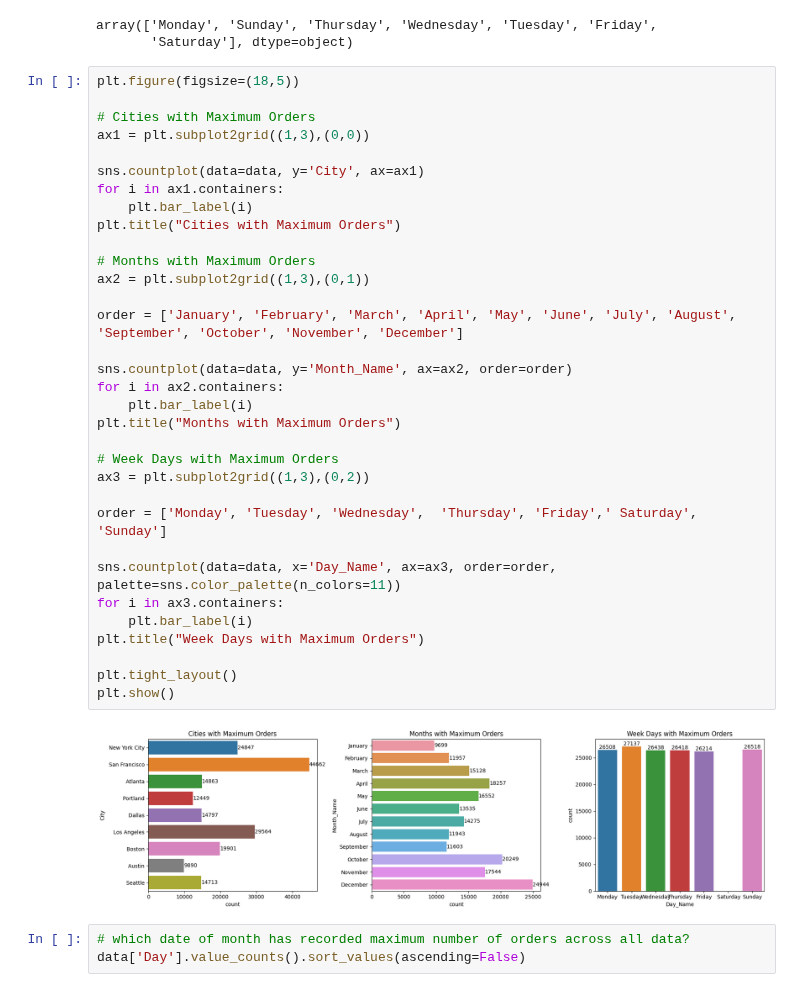
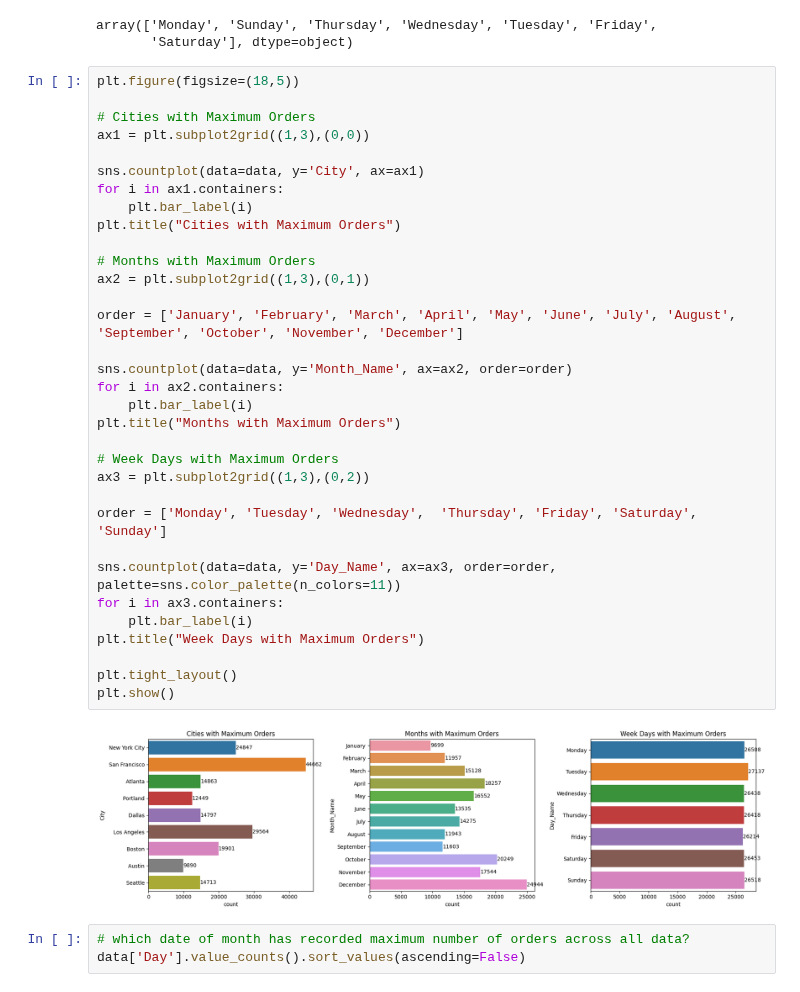
Before and after one commit to Akshay-Paunikar/Statistics_for_Data_Science, a Jupyter notebook: Complete_Statistics_Implementation_for_Data_Science.ipynb, the cells around one changed output. Cells and saved outputs as stored; diff of their text form.

```diff
--- a/Complete_Statistics_Implementation_for_Data_Science.ipynb
+++ b/Complete_Statistics_Implementation_for_Data_Science.ipynb
@@ -291,36 +291,36 @@ plt.figure(figsize=(18,5))
 
 # Cities with Maximum Orders
 ax1 = plt.subplot2grid((1,3),(0,0))
 
 sns.countplot(data=data, y='City', ax=ax1)
 for i in ax1.containers:
     plt.bar_label(i)
 plt.title("Cities with Maximum Orders")
 
 # Months with Maximum Orders
 ax2 = plt.subplot2grid((1,3),(0,1))
 
 order = ['January', 'February', 'March', 'April', 'May', 'June', 'July', 'August', 'September', 'October', 'November', 'December']
 
 sns.countplot(data=data, y='Month_Name', ax=ax2, order=order)
 for i in ax2.containers:
     plt.bar_label(i)
 plt.title("Months with Maximum Orders")
 
 # Week Days with Maximum Orders
 ax3 = plt.subplot2grid((1,3),(0,2))
 
-order = ['Monday', 'Tuesday', 'Wednesday',  'Thursday', 'Friday',' Saturday', 'Sunday']
+order = ['Monday', 'Tuesday', 'Wednesday',  'Thursday', 'Friday', 'Saturday', 'Sunday']
 
-sns.countplot(data=data, x='Day_Name', ax=ax3, order=order, palette=sns.color_palette(n_colors=11))
+sns.countplot(data=data, y='Day_Name', ax=ax3, order=order, palette=sns.color_palette(n_colors=11))
 for i in ax3.containers:
     plt.bar_label(i)
 plt.title("Week Days with Maximum Orders")
 
 plt.tight_layout()
 plt.show()
 # %% [output]
-[figure, old version]
+[figure, new version]
 # %%
 # which date of month has recorded maximum number of orders across all data?
 data['Day'].value_counts().sort_values(ascending=False)
```
